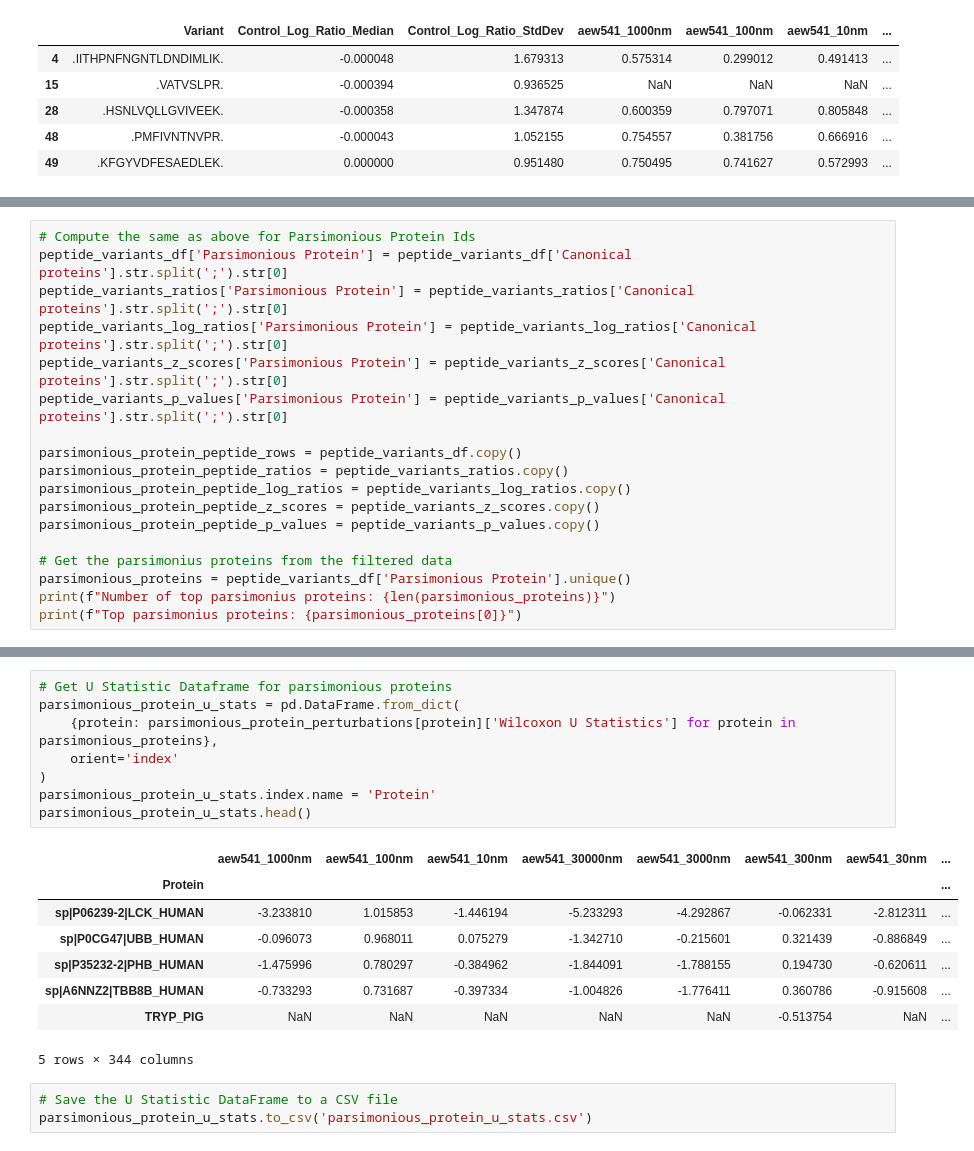
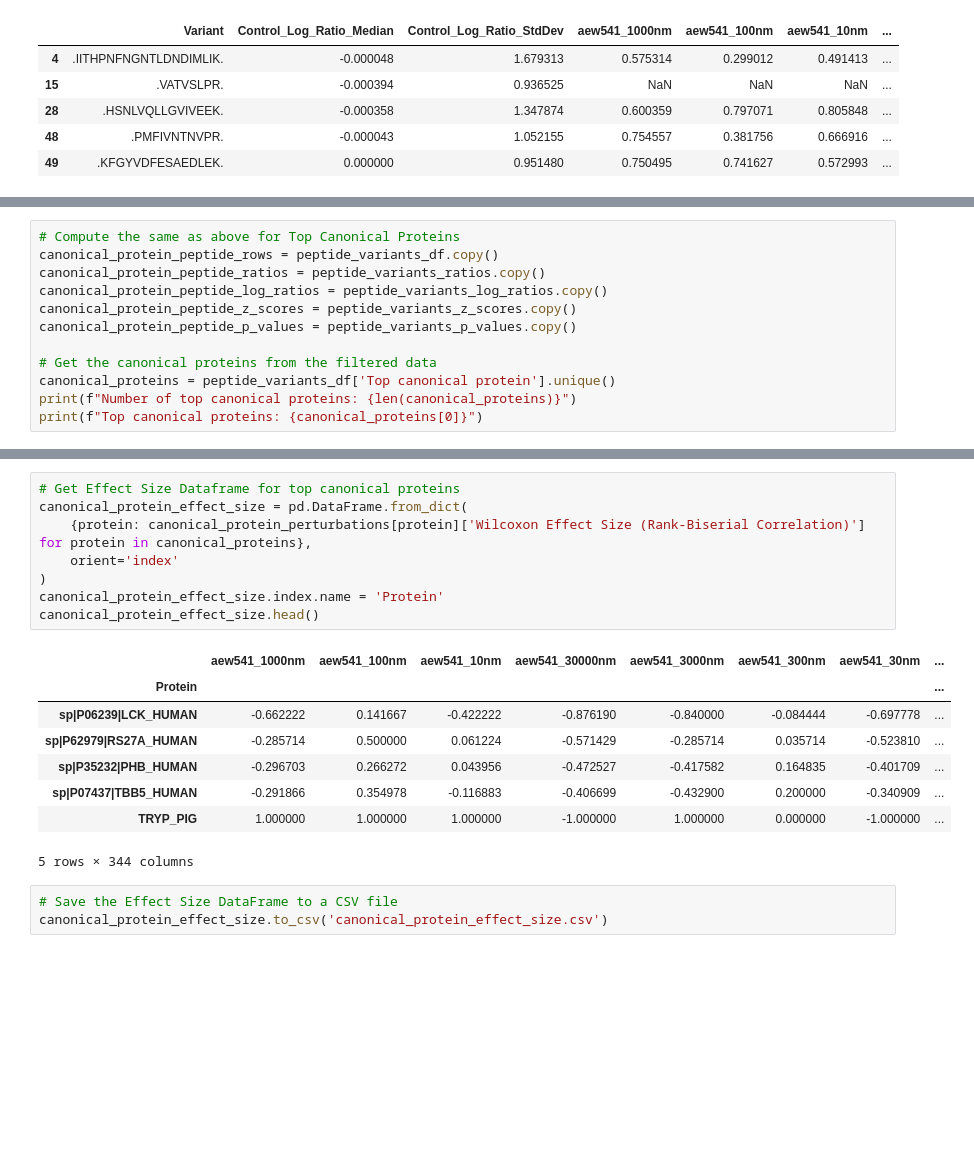
Before and after one commit to Ayushmaniar/Big-Data-Science-Drug-Protein-Interactions, a Jupyter notebook: Statistical_Analysis.ipynb, the cells around one changed output, grey strips where cells are left out. Saved outputs shown, nothing was run; the diff lists cells and outputs as text; blank space fills up the shorter version.

Commit message:
Compute Effect Size(Rank-Biserial Correlation) and get Effect Size DataFrame

```diff
--- a/Statistical_Analysis.ipynb
+++ b/Statistical_Analysis.ipynb
@@ -399,19 +414,13 @@ unique_protein_u_stats.to_csv('unique_protein_u_stats.csv')
 # %%
-# Compute the same as above for Parsimonious Protein Ids
-peptide_variants_df['Parsimonious Protein'] = peptide_variants_df['Canonical proteins'].str.split(';').str[0]
-peptide_variants_ratios['Parsimonious Protein'] = peptide_variants_ratios['Canonical proteins'].str.split(';').str[0]
-peptide_variants_log_ratios['Parsimonious Protein'] = peptide_variants_log_ratios['Canonical proteins'].str.split(';').str[0]
-peptide_variants_z_scores['Parsimonious Protein'] = peptide_variants_z_scores['Canonical proteins'].str.split(';').str[0]
-peptide_variants_p_values['Parsimonious Protein'] = peptide_variants_p_values['Canonical proteins'].str.split(';').str[0]
+# Compute the same as above for Top Canonical Proteins
+canonical_protein_peptide_rows = peptide_variants_df.copy()
+canonical_protein_peptide_ratios = peptide_variants_ratios.copy()
+canonical_protein_peptide_log_ratios = peptide_variants_log_ratios.copy()
+canonical_protein_peptide_z_scores = peptide_variants_z_scores.copy()
+canonical_protein_peptide_p_values = peptide_variants_p_values.copy()
 
-parsimonious_protein_peptide_rows = peptide_variants_df.copy()
-parsimonious_protein_peptide_ratios = peptide_variants_ratios.copy()
-parsimonious_protein_peptide_log_ratios = peptide_variants_log_ratios.copy()
-parsimonious_protein_peptide_z_scores = peptide_variants_z_scores.copy()
-parsimonious_protein_peptide_p_values = peptide_variants_p_values.copy()
-
-# Get the parsimonius proteins from the filtered data
-parsimonious_proteins = peptide_variants_df['Parsimonious Protein'].unique()
-print(f"Number of top parsimonius proteins: {len(parsimonious_proteins)}")
-print(f"Top parsimonius proteins: {parsimonious_proteins[0]}")
+# Get the canonical proteins from the filtered data
+canonical_proteins = peptide_variants_df['Top canonical protein'].unique()
+print(f"Number of top canonical proteins: {len(canonical_proteins)}")
+print(f"Top canonical proteins: {canonical_proteins[0]}")
 # %% [output]
@@ -462,20 +480,20 @@ print(parsimonious_protein_perturbations['sp|P06239|LCK_HUMAN']['Wilcoxon P-Valu
 # %%
-# Get U Statistic Dataframe for parsimonious proteins
-parsimonious_protein_u_stats = pd.DataFrame.from_dict(
-    {protein: parsimonious_protein_perturbations[protein]['Wilcoxon U Statistics'] for protein in parsimonious_proteins},
+# Get Effect Size Dataframe for top canonical proteins
+canonical_protein_effect_size = pd.DataFrame.from_dict(
+    {protein: canonical_protein_perturbations[protein]['Wilcoxon Effect Size (Rank-Biserial Correlation)'] for protein in canonical_proteins},
     orient='index'
 )
-parsimonious_protein_u_stats.index.name = 'Protein'
-parsimonious_protein_u_stats.head()
+canonical_protein_effect_size.index.name = 'Protein'
+canonical_protein_effect_size.head()
 # %% [output]
 |  | aew541_1000nm | aew541_100nm | aew541_10nm | aew541_30000nm | aew541_3000nm | aew541_300nm | aew541_30nm | ... |
 | Protein |  |  |  |  |  |  |  | ... |
-| sp|P06239-2|LCK_HUMAN | -3.233810 | 1.015853 | -1.446194 | -5.233293 | -4.292867 | -0.062331 | -2.812311 | ... |
-| sp|P0CG47|UBB_HUMAN | -0.096073 | 0.968011 | 0.075279 | -1.342710 | -0.215601 | 0.321439 | -0.886849 | ... |
-| sp|P35232-2|PHB_HUMAN | -1.475996 | 0.780297 | -0.384962 | -1.844091 | -1.788155 | 0.194730 | -0.620611 | ... |
-| sp|A6NNZ2|TBB8B_HUMAN | -0.733293 | 0.731687 | -0.397334 | -1.004826 | -1.776411 | 0.360786 | -0.915608 | ... |
-| TRYP_PIG | NaN | NaN | NaN | NaN | NaN | -0.513754 | NaN | ... |
+| sp|P06239|LCK_HUMAN | -0.662222 | 0.141667 | -0.422222 | -0.876190 | -0.840000 | -0.084444 | -0.697778 | ... |
+| sp|P62979|RS27A_HUMAN | -0.285714 | 0.500000 | 0.061224 | -0.571429 | -0.285714 | 0.035714 | -0.523810 | ... |
+| sp|P35232|PHB_HUMAN | -0.296703 | 0.266272 | 0.043956 | -0.472527 | -0.417582 | 0.164835 | -0.401709 | ... |
+| sp|P07437|TBB5_HUMAN | -0.291866 | 0.354978 | -0.116883 | -0.406699 | -0.432900 | 0.200000 | -0.340909 | ... |
+| TRYP_PIG | 1.000000 | 1.000000 | 1.000000 | -1.000000 | 1.000000 | 0.000000 | -1.000000 | ... |
 5 rows × 344 columns
 # %%
-# Save the U Statistic DataFrame to a CSV file
-parsimonious_protein_u_stats.to_csv('parsimonious_protein_u_stats.csv')
+# Save the Effect Size DataFrame to a CSV file
+canonical_protein_effect_size.to_csv('canonical_protein_effect_size.csv')
```
Also changed, not shown: parts of 7 cells of this notebook, 2 other files.
